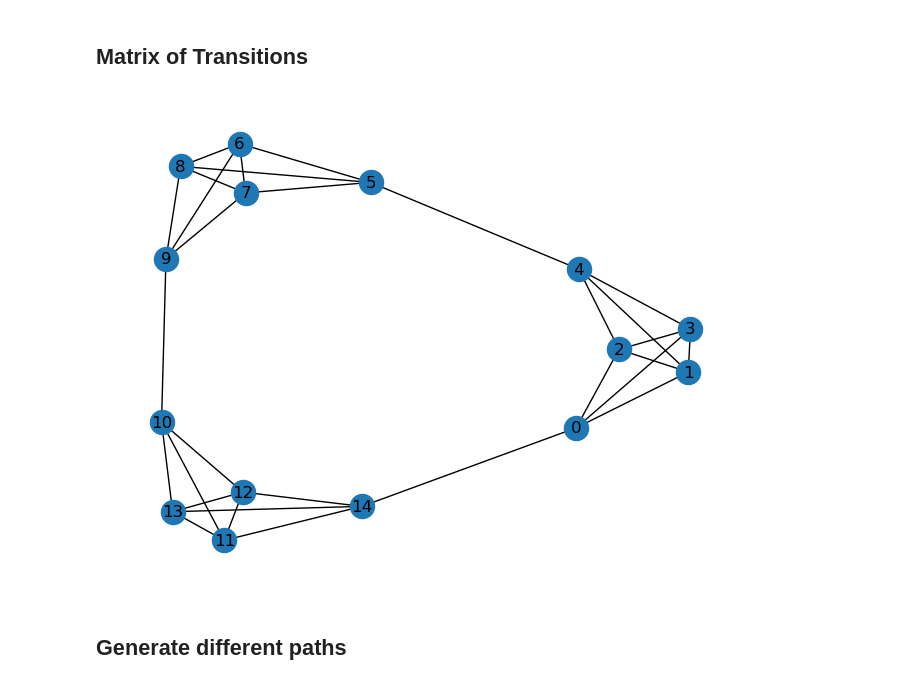
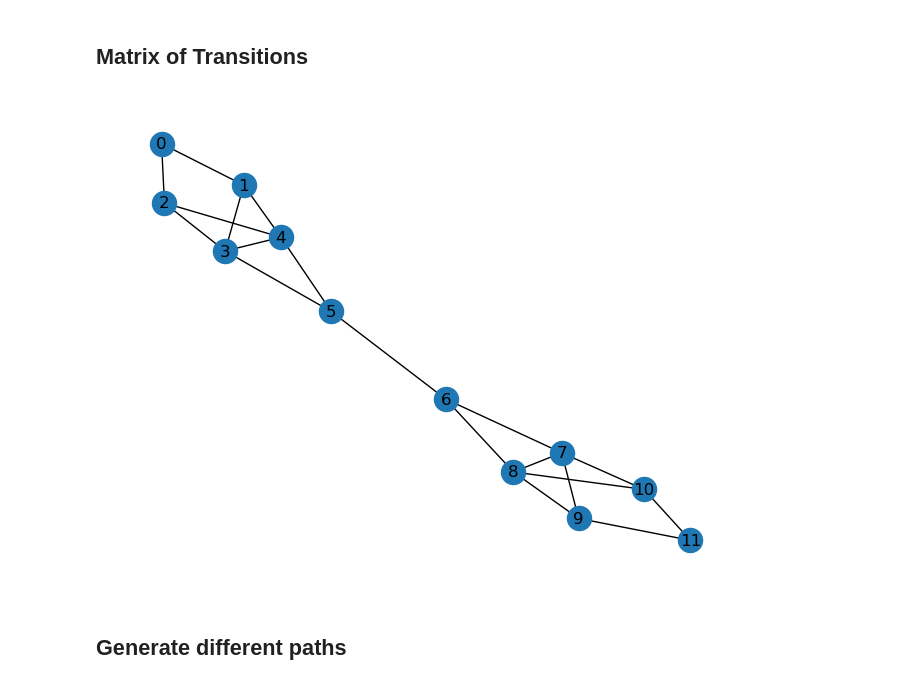
Before and after one commit to tejas-savalia/event-boundaries, a Jupyter notebook: simulations/categorization_simulation.ipynb, the cells around one changed output. Saved outputs shown, nothing was run; the diff lists cells and outputs as text; code cells hidden in the pictures.

```diff
--- a/simulations/categorization_simulation.ipynb
+++ b/simulations/categorization_simulation.ipynb
@@ -58,6 +58,19 @@ graph_lattice[14, (10, 11, 13, 2)] = 1
 # %%
 # sns.heatmap(graph_lattice), plt.show()
 # sns.heatmap(graph)
+graph_with_remote = np.zeros((12, 12))
+graph_with_remote[0, (1, 2)] = 1
+graph_with_remote[1, (0, 3, 4)] = 1
+graph_with_remote[2, (0, 3, 4)] = 1
+graph_with_remote[3, (1, 2, 4, 5)] = 1
+graph_with_remote[4, (1, 2, 3, 5)] = 1
+graph_with_remote[5, (3, 4, 6)] = 1
+graph_with_remote[6, (5, 7, 8)] = 1
+graph_with_remote[7, (6, 8, 9, 10)] = 1
+graph_with_remote[8, (6, 7, 9, 10)] = 1
+graph_with_remote[9, (7, 8, 11)] = 1
+graph_with_remote[10, (7, 8, 11)] = 1
+graph_with_remote[11, (9, 10)] = 1
 # %%
 def plot_graph(graph):
     G = nx.Graph()
@@ -69,9 +82,9 @@ def plot_graph(graph):
     nx.draw(G, with_labels = True)
     plt.show()
 # %%
-plot_graph(graph)
+plot_graph(graph_with_remote)
 # %% [output]
-[figure, old version]
+[figure, new version]
 # %% [markdown]
 ## Generate different paths
 # %%
```
Also changed, not shown: parts of 1 cell of this notebook, 1 other file.
